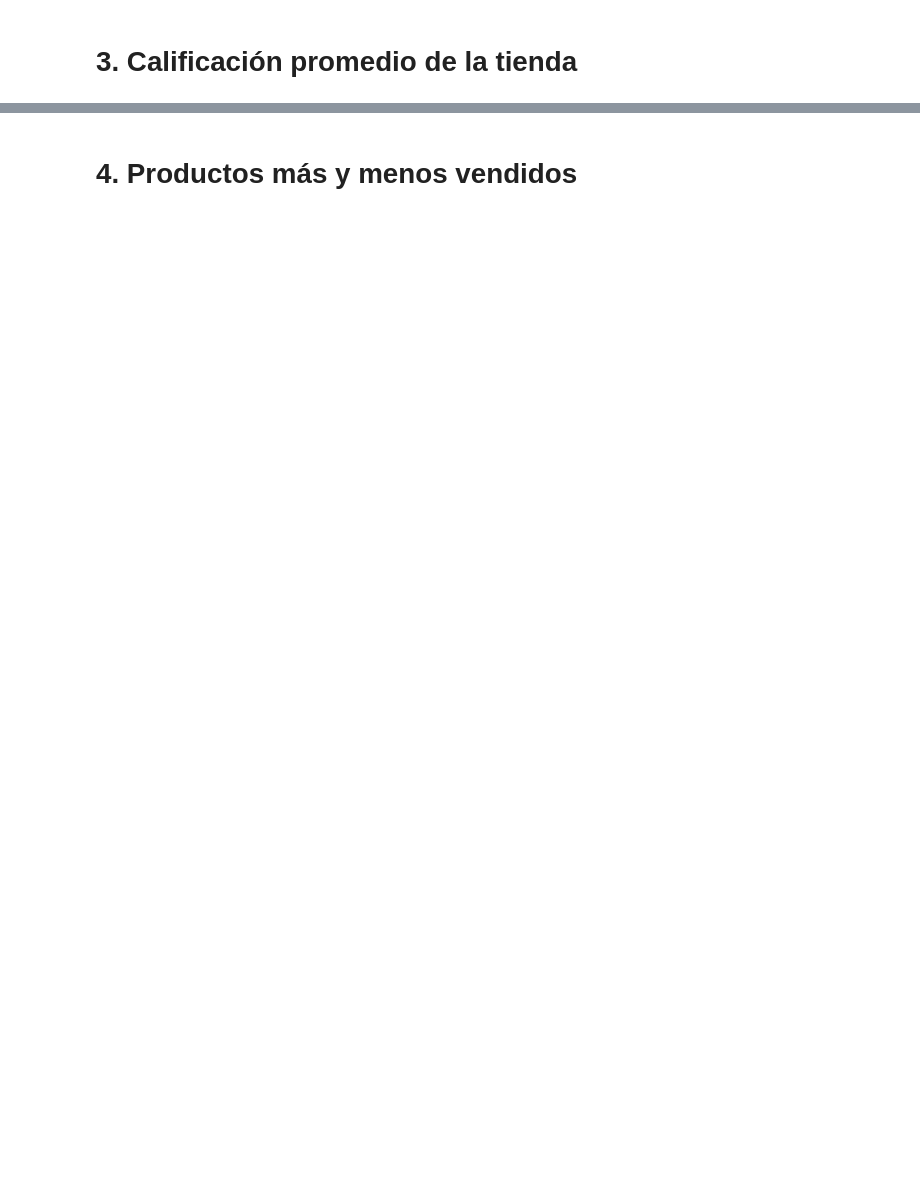
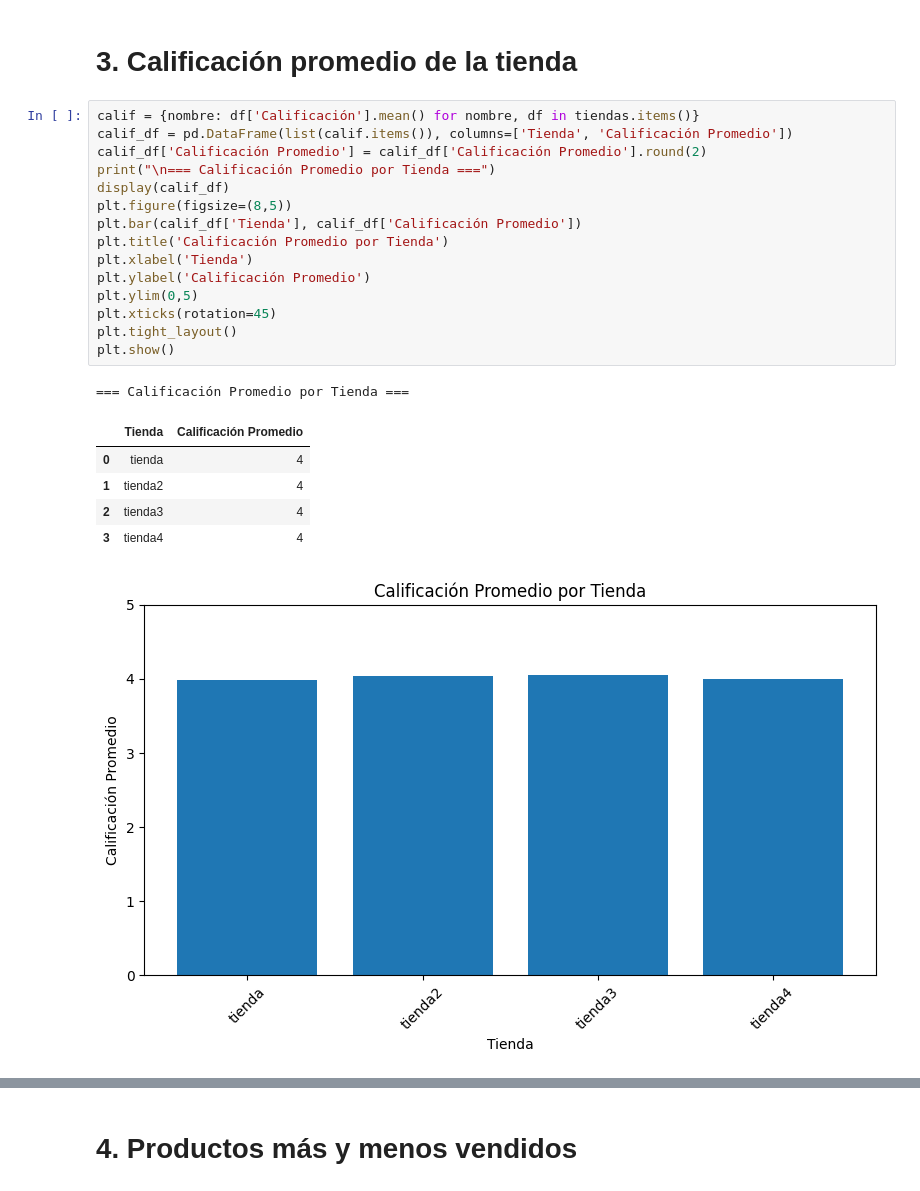
Before and after one commit to kevinbonillamontesdeoca/Amigo-Secreto, a Jupyter notebook: AluraStoreLatam.ipynb, the cells around one changed output, grey strips where cells are left out. Saved outputs shown, nothing was run; the diff lists cells and outputs as text; blank space fills up the shorter version.

```diff
--- a/AluraStoreLatam.ipynb
+++ b/AluraStoreLatam.ipynb
@@ -30,2 +215,25 @@ tienda.head()
 # %% [markdown]
 # 3. Calificación promedio de la tienda
+# %%
+calif = {nombre: df['Calificación'].mean() for nombre, df in tiendas.items()}
+calif_df = pd.DataFrame(list(calif.items()), columns=['Tienda', 'Calificación Promedio'])
+calif_df['Calificación Promedio'] = calif_df['Calificación Promedio'].round(2)
+print("\n=== Calificación Promedio por Tienda ===")
+display(calif_df)
+plt.figure(figsize=(8,5))
+plt.bar(calif_df['Tienda'], calif_df['Calificación Promedio'])
+plt.title('Calificación Promedio por Tienda')
+plt.xlabel('Tienda')
+plt.ylabel('Calificación Promedio')
+plt.ylim(0,5)
+plt.xticks(rotation=45)
+plt.tight_layout()
+plt.show()
+# %% [output]
+=== Calificación Promedio por Tienda ===
+|  | Tienda | Calificación Promedio |
+| 0 | tienda | 4 |
+| 1 | tienda2 | 4 |
+| 2 | tienda3 | 4 |
+| 3 | tienda4 | 4 |
+[figure, added]
```
Also changed, not shown: parts of 23 cells of this notebook.
